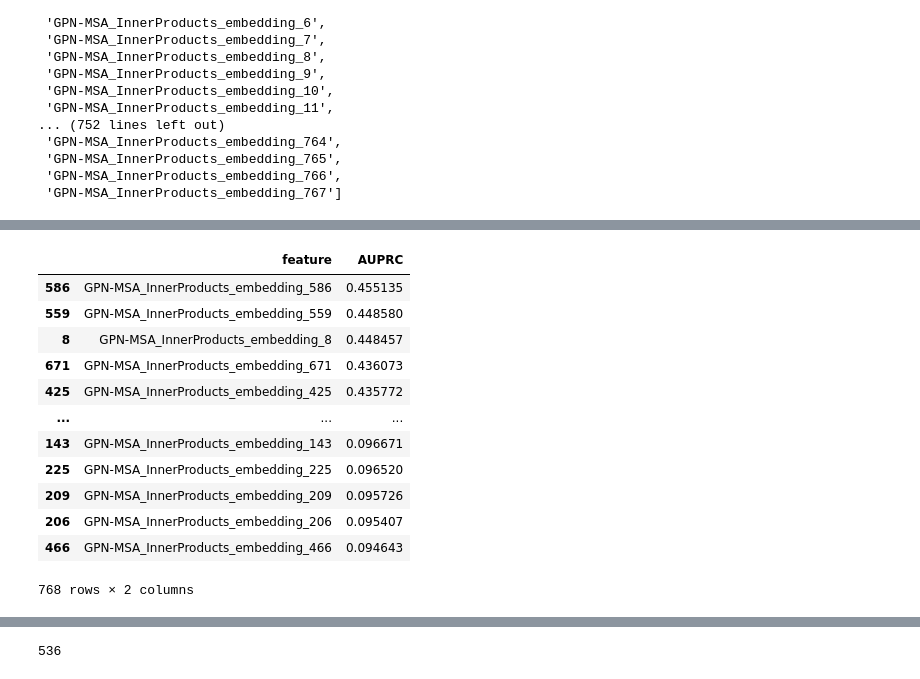
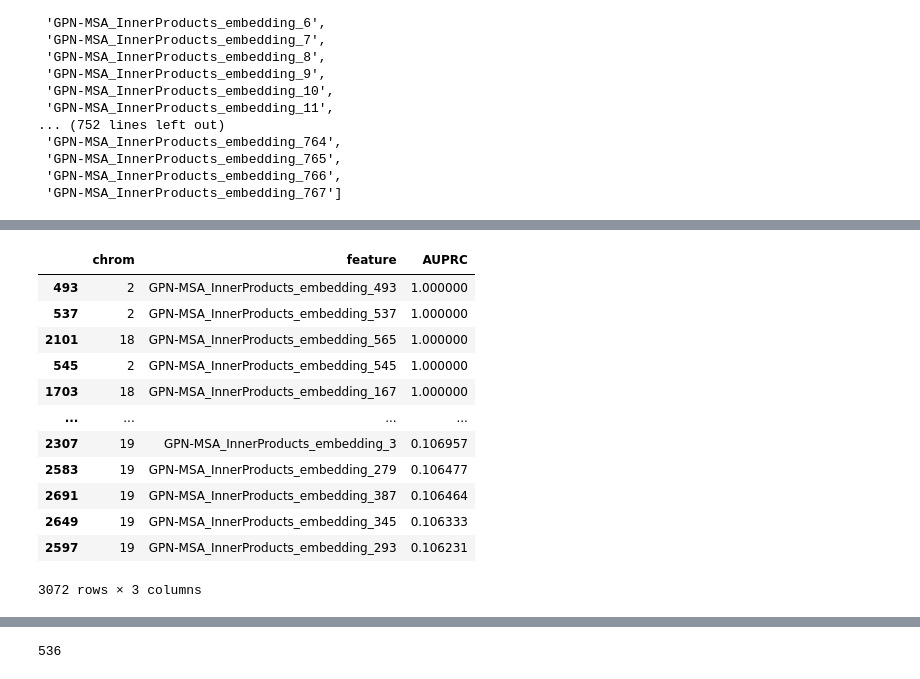
Before and after one commit to minjaf/TraitGym, a Jupyter notebook: workflow/notebooks/feature_selection.ipynb, the cells around one changed output, grey strips where cells are left out. Drawn from its saved outputs; the diff is of its cells as text; code cells hidden in the pictures.

```diff
--- a/workflow/notebooks/feature_selection.ipynb
+++ b/workflow/notebooks/feature_selection.ipynb
@@ -25,11 +31,12 @@ import yaml
 from sklearn.svm import LinearSVC
 from sklearn.feature_selection import SelectFromModel
 # %%
-#dataset = "Height"
-#dataset = "IBD"
-#dataset = "merged"
-dataset = "BMI"
-V = pd.read_parquet(f"../../results/dataset/gwas_gokcen_{dataset}_matched_9_nonexonic/test.parquet")
+#trait = "Height"
+#trait = "BMI"
+trait = "AD"
+dataset = f"gwas_gokcen_{trait}_matched_9_nonexonic"
+#dataset = f"gwas_gokcen_{trait}_matched_1_nonexonic"
+V = pd.read_parquet(f"../../results/dataset/{dataset}/test.parquet")
 V
 # %% [output]
 |  | chrom | pos | ref | alt | MAF | PIP | label | consequence | tss_dist |
@@ -50,10 +57,11 @@ features_paths = [
     "GPN-MSA_InnerProducts",
     #"CADD",
     #"Borzoi_L2",
+    #"Enformer_L2",
 ]
 features = []
 for features_path in features_paths:
-    df = pd.read_parquet(f"../../results/dataset/gwas_gokcen_{dataset}_matched_9_nonexonic/features/{features_path}.parquet")
+    df = pd.read_parquet(f"../../results/dataset/{dataset}/features/{features_path}.parquet")
     df = df.fillna(df.mean())
     df.columns = [f"{features_path}_{col}" for col in df.columns]
     features += df.columns.tolist()
@@ -80,20 +107,22 @@ features
 # %%
-res1 = []
-for f in tqdm(features):
-    res1.append([f, max(average_precision_score(V.label, V[f]), average_precision_score(V.label, -V[f]))])
-res1 = pd.DataFrame(res1, columns=["feature", "AUPRC"]).sort_values("AUPRC", ascending=False)
-res1
+res3 = []
+for chrom in tqdm(V.chrom.unique()):
+    V_chrom = V[V.chrom == chrom]
+    for f in features:
+        res3.append([chrom, f, max(average_precision_score(V_chrom.label, V_chrom[f]), average_precision_score(V_chrom.label, -V_chrom[f]))])
+res3 = pd.DataFrame(res3, columns=["chrom", "feature", "AUPRC"]).sort_values("AUPRC", ascending=False)
+res3
 # %% [output]
-|  | feature | AUPRC |
-| 586 | GPN-MSA_InnerProducts_embedding_586 | 0.455135 |
-| 559 | GPN-MSA_InnerProducts_embedding_559 | 0.448580 |
-| 8 | GPN-MSA_InnerProducts_embedding_8 | 0.448457 |
-| 671 | GPN-MSA_InnerProducts_embedding_671 | 0.436073 |
-| 425 | GPN-MSA_InnerProducts_embedding_425 | 0.435772 |
-| ... | ... | ... |
-| 143 | GPN-MSA_InnerProducts_embedding_143 | 0.096671 |
-| 225 | GPN-MSA_InnerProducts_embedding_225 | 0.096520 |
-| 209 | GPN-MSA_InnerProducts_embedding_209 | 0.095726 |
-| 206 | GPN-MSA_InnerProducts_embedding_206 | 0.095407 |
-| 466 | GPN-MSA_InnerProducts_embedding_466 | 0.094643 |
+|  | chrom | feature | AUPRC |
+| 493 | 2 | GPN-MSA_InnerProducts_embedding_493 | 1.000000 |
+| 537 | 2 | GPN-MSA_InnerProducts_embedding_537 | 1.000000 |
+| 2101 | 18 | GPN-MSA_InnerProducts_embedding_565 | 1.000000 |
+| 545 | 2 | GPN-MSA_InnerProducts_embedding_545 | 1.000000 |
+| 1703 | 18 | GPN-MSA_InnerProducts_embedding_167 | 1.000000 |
+| ... | ... | ... | ... |
+| 2307 | 19 | GPN-MSA_InnerProducts_embedding_3 | 0.106957 |
+| 2583 | 19 | GPN-MSA_InnerProducts_embedding_279 | 0.106477 |
+| 2691 | 19 | GPN-MSA_InnerProducts_embedding_387 | 0.106464 |
+| 2649 | 19 | GPN-MSA_InnerProducts_embedding_345 | 0.106333 |
+| 2597 | 19 | GPN-MSA_InnerProducts_embedding_293 | 0.106231 |
-768 rows × 2 columns
+3072 rows × 3 columns
```
Also changed, not shown: parts of 21 cells of this notebook, 5 other files.
